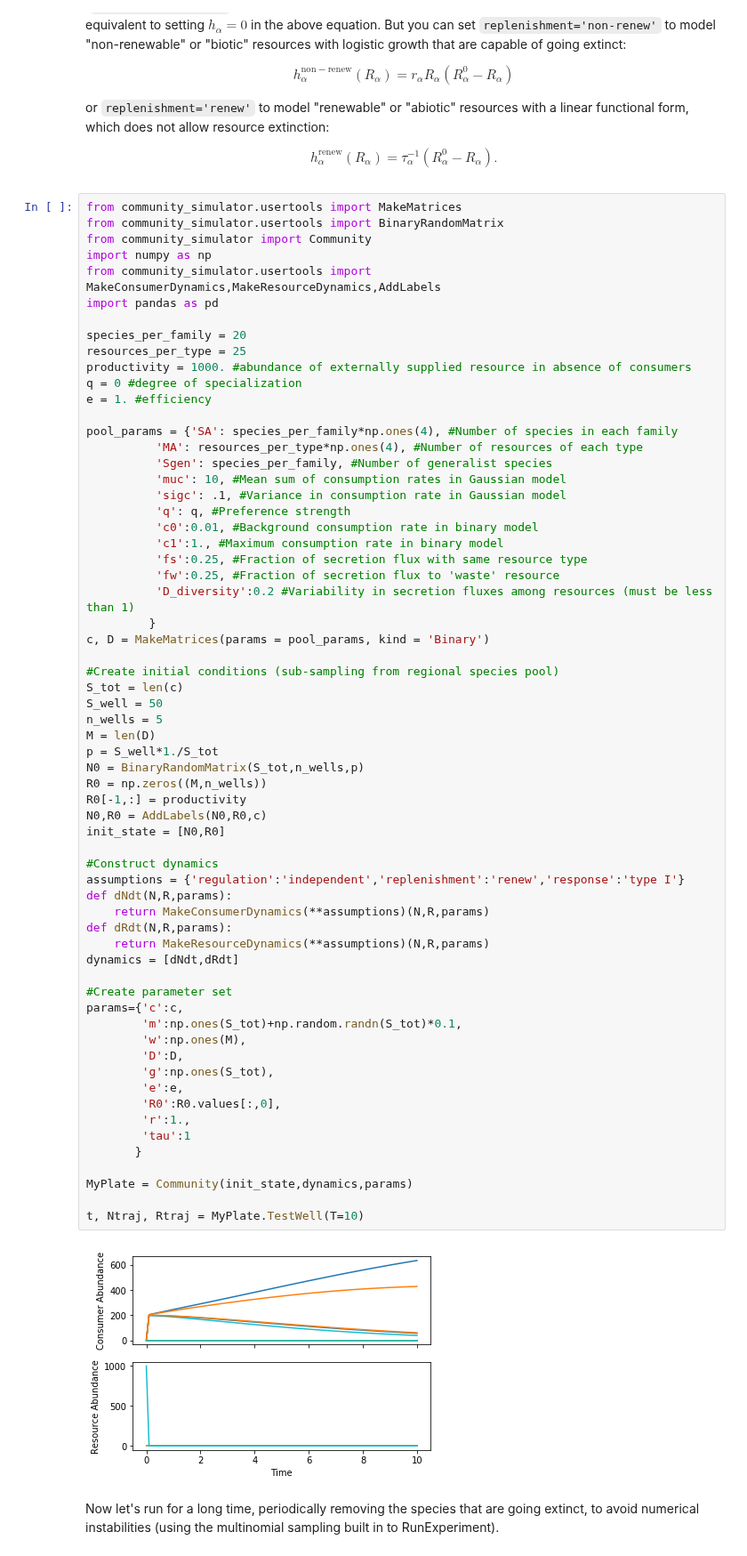
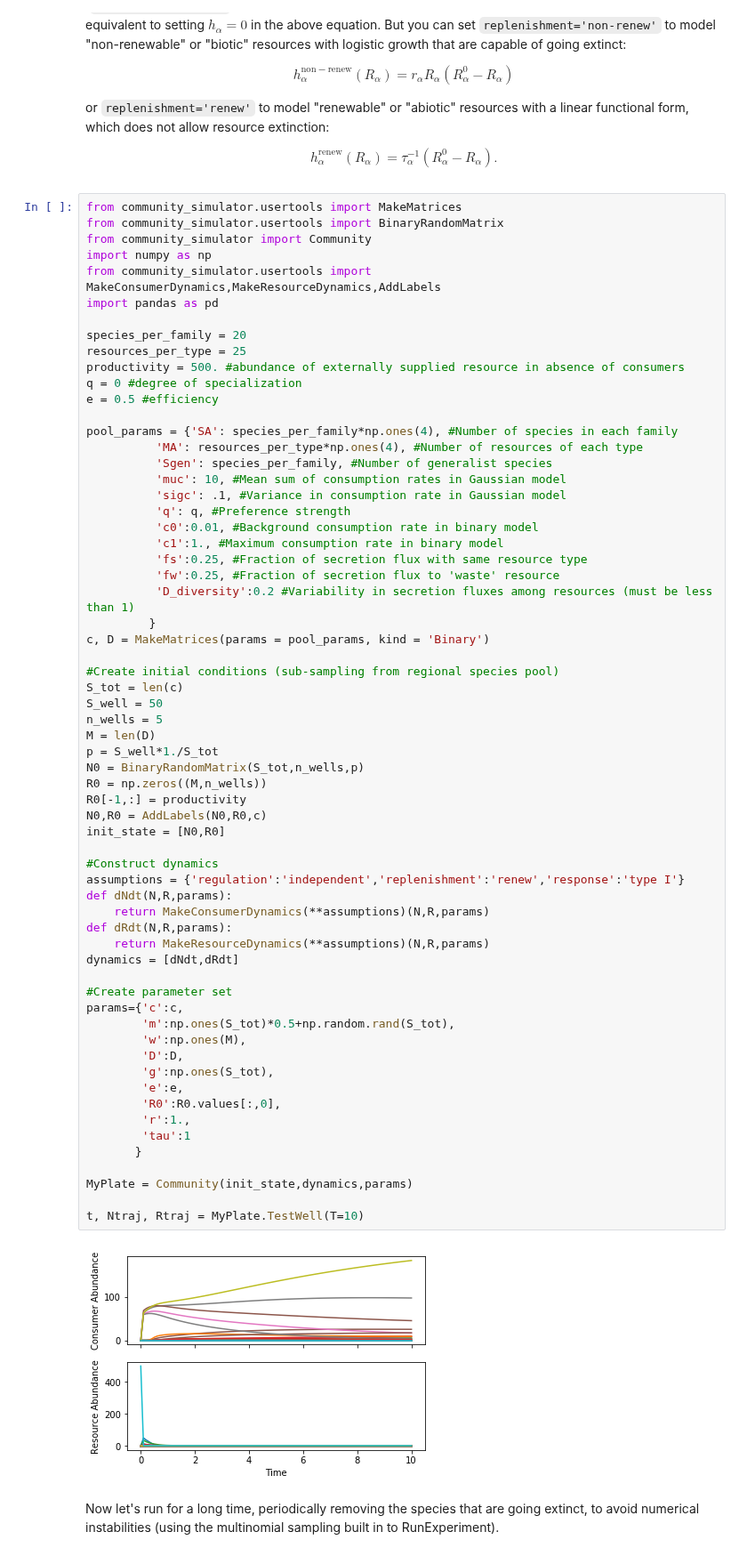
Before and after one commit to Emergent-Behaviors-in-Biology/community-simulator, a Jupyter notebook: Community Simulator Tutorial.ipynb, the cells around one changed output. Shown at 89% size. Cells and saved outputs as stored; diff of their text form.

```diff
--- a/Community Simulator Tutorial.ipynb
+++ b/Community Simulator Tutorial.ipynb
@@ -397,9 +397,9 @@ import pandas as pd
 
 species_per_family = 20
 resources_per_type = 25
-productivity = 1000. #abundance of externally supplied resource in absence of consumers
+productivity = 500. #abundance of externally supplied resource in absence of consumers
 q = 0 #degree of specialization
-e = 1. #efficiency
+e = 0.5 #efficiency
 
 pool_params = {'SA': species_per_family*np.ones(4), #Number of species in each family
           'MA': resources_per_type*np.ones(4), #Number of resources of each type
@@ -423,35 +423,35 @@ M = len(D)
 p = S_well*1./S_tot
 N0 = BinaryRandomMatrix(S_tot,n_wells,p)
 R0 = np.zeros((M,n_wells))
 R0[-1,:] = productivity
 N0,R0 = AddLabels(N0,R0,c)
 init_state = [N0,R0]
 
 #Construct dynamics
 assumptions = {'regulation':'independent','replenishment':'renew','response':'type I'}
 def dNdt(N,R,params):
     return MakeConsumerDynamics(**assumptions)(N,R,params)
 def dRdt(N,R,params):
     return MakeResourceDynamics(**assumptions)(N,R,params)
 dynamics = [dNdt,dRdt]
 
 #Create parameter set
 params={'c':c,
-        'm':np.ones(S_tot)+np.random.randn(S_tot)*0.1,
+        'm':np.ones(S_tot)*0.5+np.random.rand(S_tot),
         'w':np.ones(M),
         'D':D,
         'g':np.ones(S_tot),
         'e':e,
         'R0':R0.values[:,0],
         'r':1.,
         'tau':1
        }
 
 MyPlate = Community(init_state,dynamics,params)
 
 t, Ntraj, Rtraj = MyPlate.TestWell(T=10)
 # %% [output]
-[figure, old version]
+[figure, new version]
 # %% [markdown]
 Now let's run for a long time, periodically removing the species that are going extinct, to avoid numerical instabilities (using the multinomial sampling built in to RunExperiment).
 # %%
```
Also changed, not shown: parts of 9 cells of this notebook, 1 other file.
